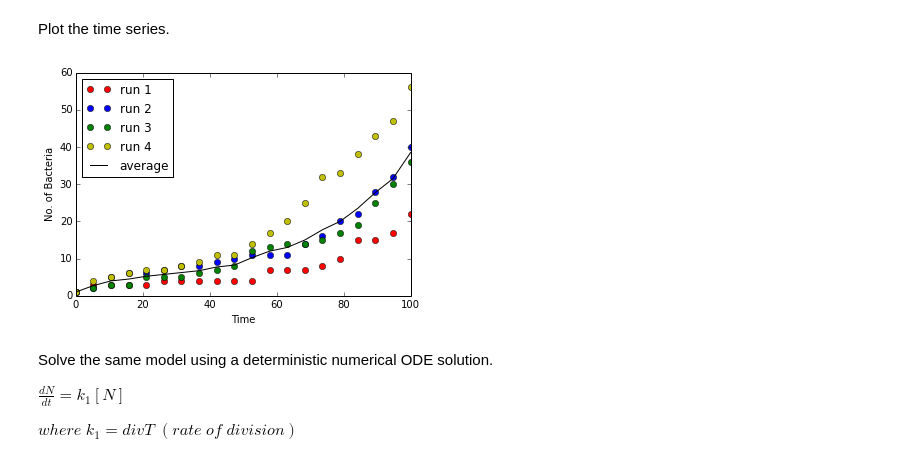
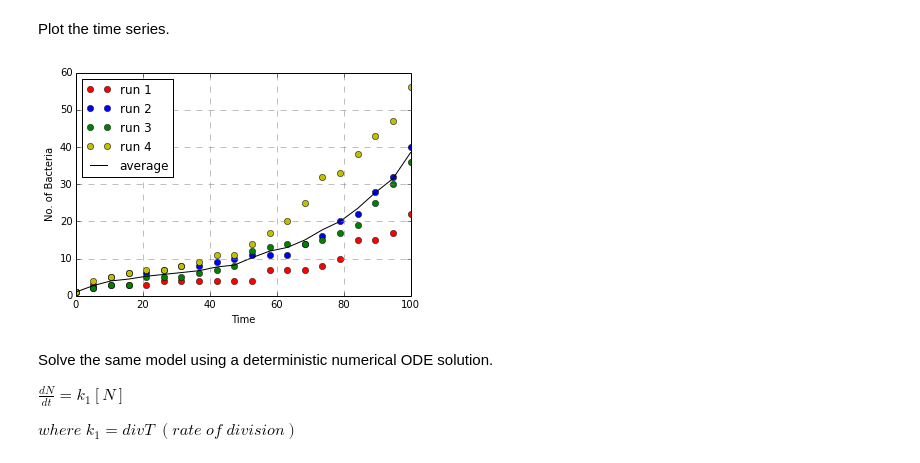
Before and after one commit to davidtgonzales/Stochastic-Modelling, a Jupyter notebook: dividing_bacteria.ipynb, the cells around one changed output. Saved outputs shown, nothing was run; the diff lists cells and outputs as text; code cells hidden in the pictures.

```diff
--- a/dividing_bacteria.ipynb
+++ b/dividing_bacteria.ipynb
@@ -98,16 +99,17 @@ Plot the time series.
 # %%
 run0,=plt.plot(timeintervalruns[0],stateintervalruns[0],'ro')
 run1,=plt.plot(timeintervalruns[1],stateintervalruns[1],'bo')
 run2,=plt.plot(timeintervalruns[2],stateintervalruns[2],'go')
 run3,=plt.plot(timeintervalruns[3],stateintervalruns[3],'yo')
 ave,=plt.plot(timeintervalruns[3],stateaverage,'k')
 plt.xlabel('Time')
 plt.ylabel('No. of Bacteria')
 plt.xlim(0,maxT)
 plt.legend([run0,run1,run2,run3,ave],['run 1','run 2','run 3','run 4','average'],loc=2)
+plt.grid(b=True, which='major', color='grey', linestyle='--')
 plt.show()
 # %% [output]
-[figure, old version]
+[figure, new version]
 # %% [markdown]
 Solve the same model using a deterministic numerical ODE solution.
 
```
Also changed, not shown: parts of 2 cells of this notebook.
